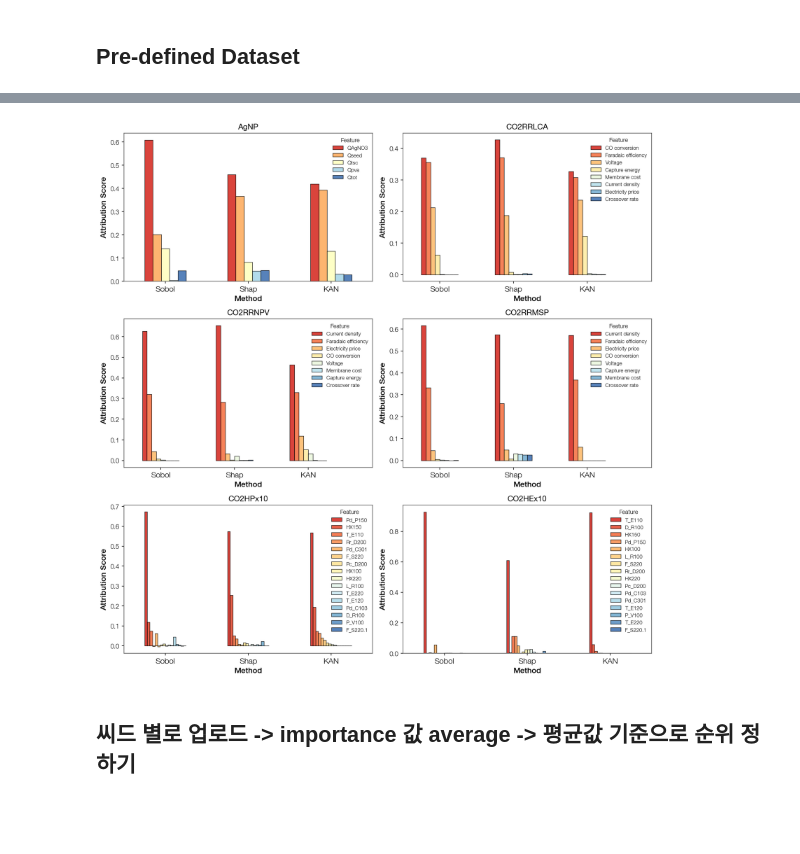
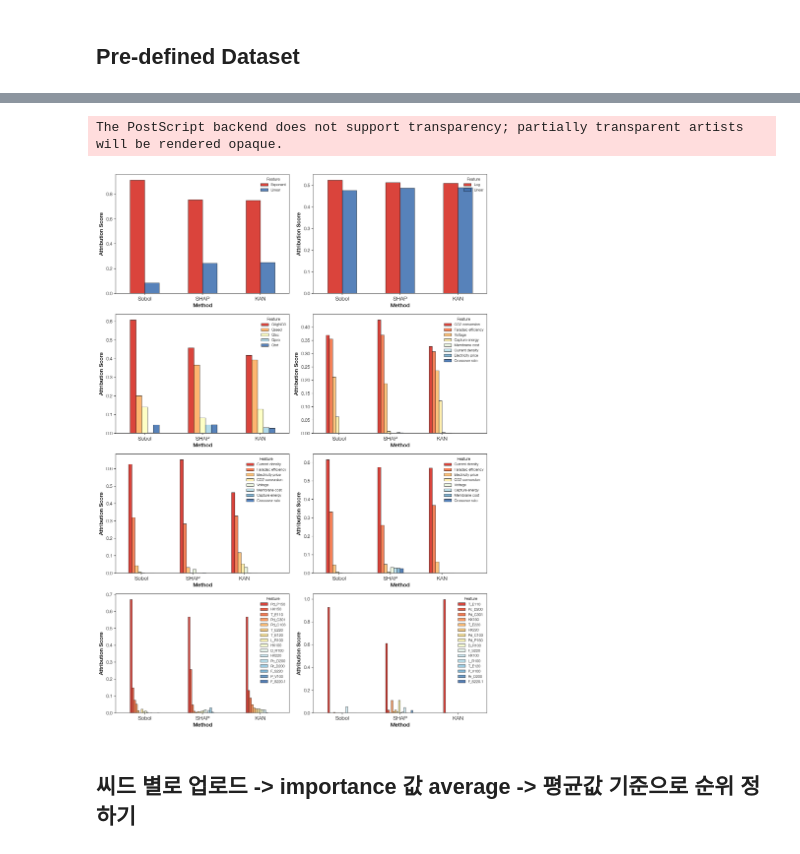
Before and after one commit to foodbanana/pykan, a Jupyter notebook: github/workflows/Hyein/plot_conventional.ipynb, the cells around one changed output, grey strips where cells are left out. Drawn from its saved outputs; the diff is of its cells as text; code cells hidden in the pictures; blank space fills up the shorter version.

Commit message:
Plot for comparison with the conventional

```diff
--- a/github/workflows/Hyein/plot_conventional.ipynb
+++ b/github/workflows/Hyein/plot_conventional.ipynb
@@ -228,6 +228,7 @@ import pandas as pd
 import os
 import numpy as np
 
+analytic_fun_list = ['exponential', 'logarithm']
 data_list = [
         'AgNP',
         'CO2RRLCA',
@@ -237,7 +238,29 @@ data_list = [
         'CO2HEx10',
 ]
 
-def get_analysis_res(name_data):
+def get_analytic_res(fun_analytic):
+    dir_analytic = r"D:\pykan\github\workflows\Hyein\analytical_results"
+    file_sobol = os.path.join(dir_analytic, fun_analytic, "sobol_indices_global.csv")
+    file_shap = os.path.join(dir_analytic, fun_analytic, "shap_mean_abs_global.csv")
+    file_kan = os.path.join(dir_analytic, fun_analytic, "kan_models", f"{fun_analytic}_global_attribution_scores.csv")
+
+    files = [file_sobol, file_shap, file_kan]
+    columns = ['First_Order (S1)', 'Mean_Abs_SHAP', 'Global_Attribution_Score']
+    methods = ['Sobol', 'SHAP', 'KAN']
+
+    dfs = [pd.read_csv(f) for f in files]
+    dfs = [d.set_index('Feature') for d in dfs]
+    s_ALL = [d[c] for d, c in zip(dfs, columns)]
+    df_methods = pd.concat(s_ALL, axis=1)
+    df_methods.columns = methods
+    df_methods.sort_values('KAN', inplace=True, ascending=False)
+    df_methods[methods] = df_methods[methods] / df_methods[methods].sum()
+
+    df_methods.index = df_methods.index.str.replace(r'\s*\(.*?\)', '', regex=True)
+    df_transposed = df_methods.T
+    return df_transposed
+
+def get_material_res(name_data):
     root_dir = r"D:\pykan\github\workflows\Hyein"
     file_sobol = os.path.join(root_dir, "material_nn_models", name_data, f"{name_data}_sobol_indices.csv")
     file_shap = os.path.join(root_dir, "material_nn_models", name_data, f"{name_data}_shap_importance.csv")
@@ -259,38 +282,45 @@ def get_analysis_res(name_data):
 
     # Transpose the DataFrame so Methods become the rows (x-axis)
     # and Features become the columns (individual bars per group)
     df_transposed = df_methods.T
     return df_transposed
 
 def plot_analysis_res(name_data, ax, df):
     num_feat = len(df.columns)
     cmap = plt.get_cmap('RdYlBu')
     custom_colors = [cmap(x) for x in np.linspace(0.1, 0.9, num_feat)]
+
+    if "CO2RR" in name_data:
+        df.rename(columns={'CO conversion': 'CO2 conversion'}, inplace=True)
     df.plot(kind='bar', rot=0, color=custom_colors, alpha=0.9, ax=ax)
 
     # 4. Customize axes and labels
     ax.set_xlabel('Method')
     ax.set_ylabel('Attribution Score')
     if "CO2RR" in name_data:
         ax.legend(title='Feature', loc='upper right')
         x_min, x_max = ax.get_xlim()
         ax.set_xlim([x_min, x_max*1.15])
     else:
         ax.legend(title='Feature')
-    ax.set_title(name_data)
+    y_min, y_max = ax.get_ylim()
+    ax.set_ylim([0, y_max])
+    # ax.set_title(name_data)
 
-df_data = [get_analysis_res(data) for data in data_list]
-fig, axes = plt.subplots(3, 2, figsize=(12, 12))
+df_data = [get_analytic_res(fun) for fun in analytic_fun_list] + [get_material_res(data) for data in data_list]
+fig, axes = plt.subplots(4, 2, figsize=(12, 17))
 axes_flat = axes.flatten()
-for data, df_target, ax_target in zip(data_list, df_data, axes_flat):
+for data, df_target, ax_target in zip(analytic_fun_list + data_list, df_data, axes_flat):
     plot_analysis_res(data, ax_target, df_target)
 
 # Adjust layout and display
 plt.savefig(os.path.join(dir_paper_figure, f"VS_conventionals_All.png"))
 plt.savefig(os.path.join(dir_paper_figure, f"VS_conventionals_All.svg"), format='svg')
+plt.savefig(os.path.join(dir_paper_figure, f"VS_conventionals_All.eps"), format='eps')
 plt.show()
 # %% [output]
+The PostScript backend does not support transparency; partially transparent artists will be rendered opaque.
-[figure, old version]
+[figure, new version]
 # %% [markdown]
 ## 씨드 별로 업로드 -> importance 값 average -> 평균값 기준으로 순위 정하기
 # %%
```
Also changed, not shown: parts of 1 cell of this notebook, 2 other files.
